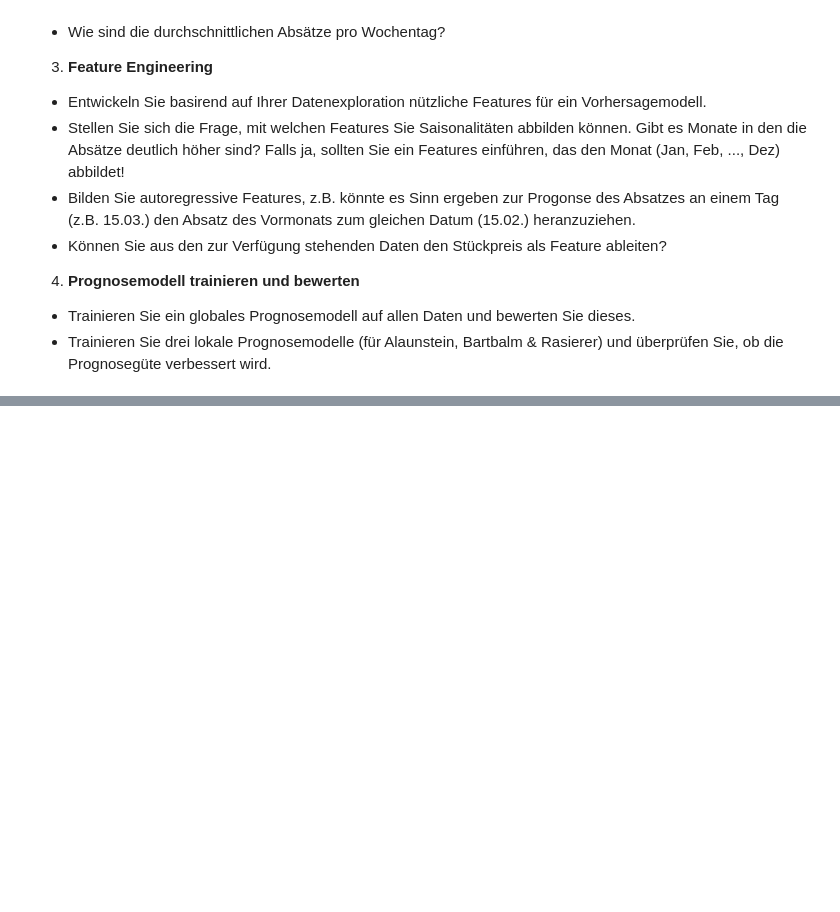
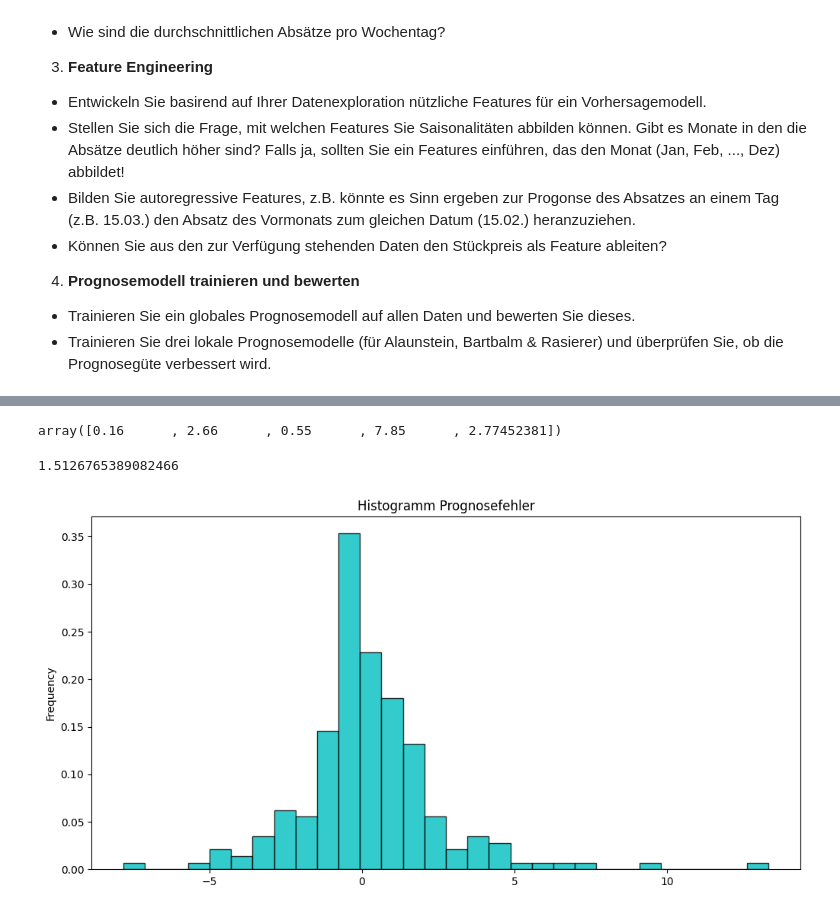
Before and after one commit to AlexKressner/Business_Intelligence, a Jupyter notebook: ML_Fallstudie_Online_Barber_Shop.ipynb, the cells around one changed output, grey strips where cells are left out. Cells and saved outputs as stored; diff of their text form; code cells hidden in the pictures; blank space fills up the shorter version.

```diff
--- a/ML_Fallstudie_Online_Barber_Shop.ipynb
+++ b/ML_Fallstudie_Online_Barber_Shop.ipynb
@@ -24,0 +199,7 @@ Die Struktur Ihres Notebooks sollte dabei wie folgt aussehen und u.a. die folgen
+# %%
+# Training Algorithmus: X_train (Features), y_train (Target)
+# Test des Algorithmus (Bewertung): X_test, y_test
+#     1) Algorithmus bekommt Daten (X_test), die er noch nicht kennt & macht Prognose
+#     2) Vergleich Prognose mit tatsächlichen Werte (y_test) --> Bewertung
+
+X_train, X_test, y_train, y_test = train_test_split(X, y, test_size=0.2, random_state=3)
@@ -24,0 +208,4 @@ Die Struktur Ihres Notebooks sollte dabei wie folgt aussehen und u.a. die folgen
+# %%
+model = RandomForestRegressor()
+# %%
+model.fit(X_train, y_train)
@@ -24,0 +223,6 @@ Die Struktur Ihres Notebooks sollte dabei wie folgt aussehen und u.a. die folgen
+# %%
+y_pred = model.predict(X_test)
+# %%
+y_pred[:5]
+# %% [output]
+array([0.16      , 2.66      , 0.55      , 7.85      , 2.77452381])
@@ -24,0 +232,19 @@ Die Struktur Ihres Notebooks sollte dabei wie folgt aussehen und u.a. die folgen
+# %%
+# Genauigkeit des Modells auf der Testmenge, mittlerer absoluter Fehler
+sklearn.metrics.mean_absolute_error(y_test, y_pred)
+# %% [output]
+1.5126765389082466
+# %%
+(y_test - y_pred).plot(
+    kind="hist",
+    title= "Histogramm Prognosefehler",
+    figsize=(12,6),
+    color="c",
+    edgecolor='k',
+    density=True,
+    alpha=0.8,
+    bins=30
+    )
+plt.show()
+# %% [output]
+[figure, added]
```
Also changed, not shown: parts of 35 cells of this notebook.
